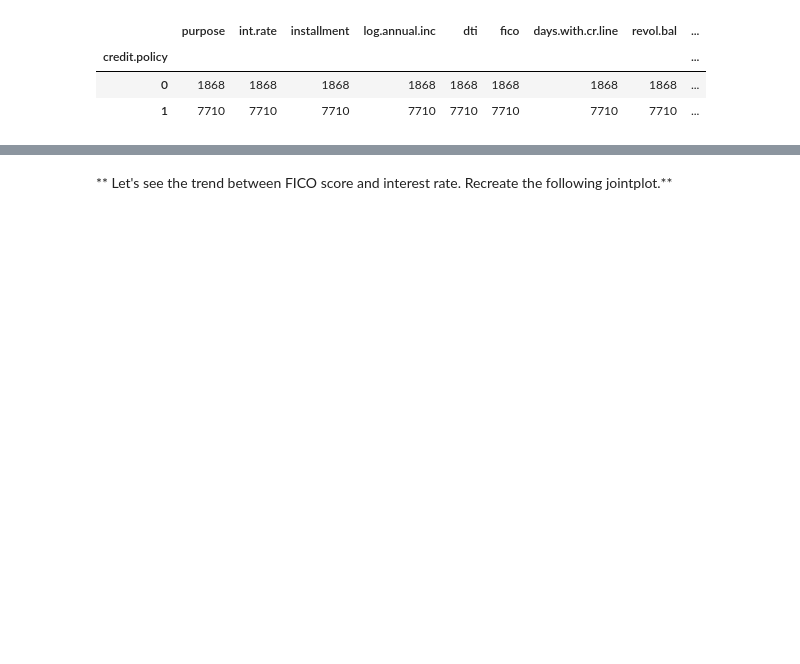
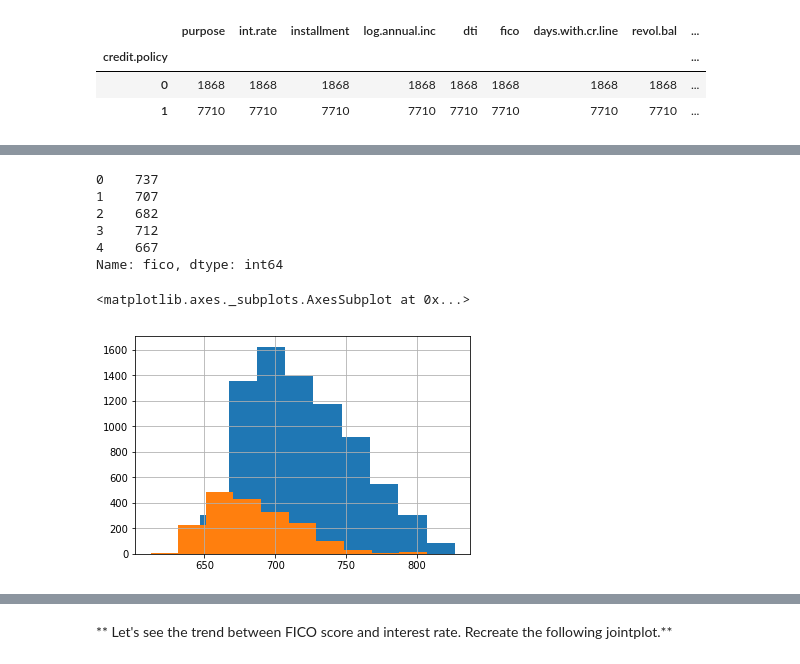
Before and after one commit to sayed6201/200_days_of_ML_with_python, a Jupyter notebook: ML projects/Tree/Decision Trees and Random Forest Project .ipynb, the cells around one changed output, grey strips where cells are left out. Saved outputs shown, nothing was run; the diff lists cells and outputs as text; code cells hidden in the pictures; blank space fills up the shorter version.

Commit message:
decision tree project completed and visualization plots notebook added - by sayed ahmed 10 may 2021

```diff
--- a/ML projects/Tree/Decision Trees and Random Forest Project .ipynb
+++ b/ML projects/Tree/Decision Trees and Random Forest Project .ipynb
@@ -103,0 +106,15 @@ df.groupby('credit.policy').count()
+# %%
+df[ df['credit.policy'] == 1 ]['fico'].head()
+# %% [output]
+0    737
+1    707
+2    682
+3    712
+4    667
+Name: fico, dtype: int64
+# %%
+df[ df['credit.policy'] == 1 ]['fico'].hist()
+df[ df['credit.policy'] == 0 ]['fico'].hist()
+# %% [output]
+<matplotlib.axes._subplots.AxesSubplot at 0x...>
+[figure, added]
```
Also changed, not shown: parts of 57 cells of this notebook, 6 other files.
